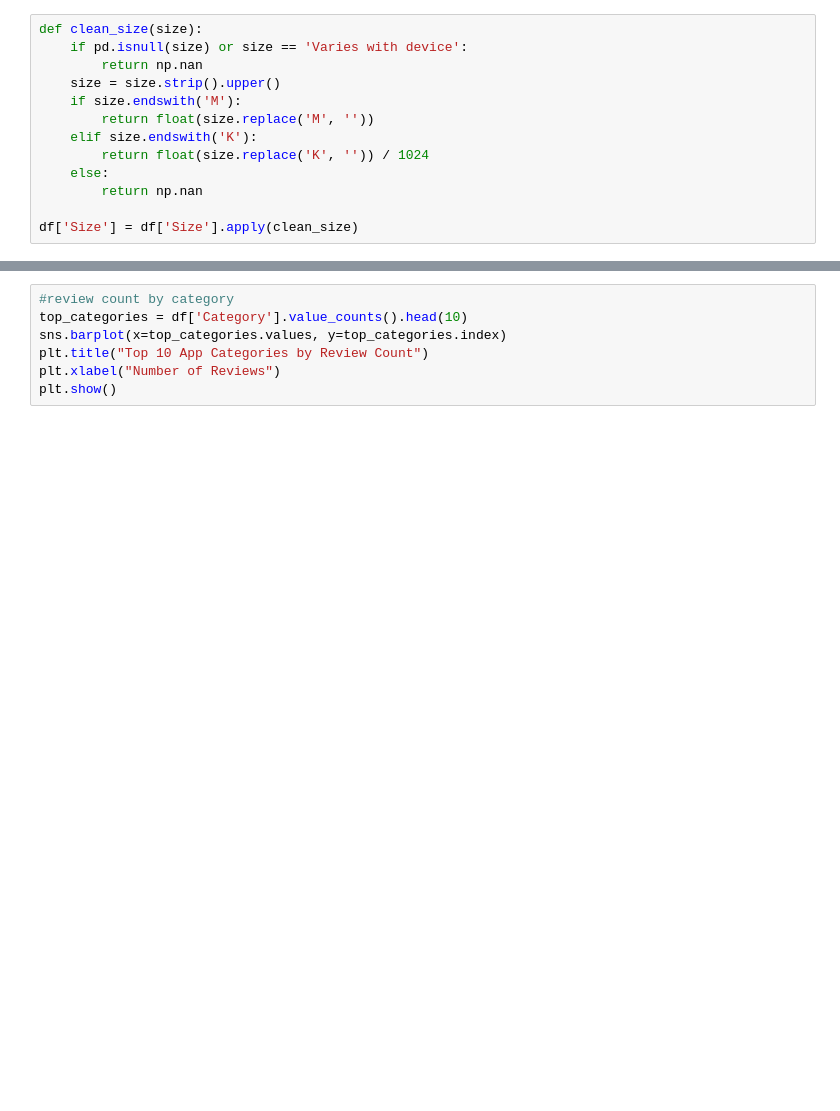
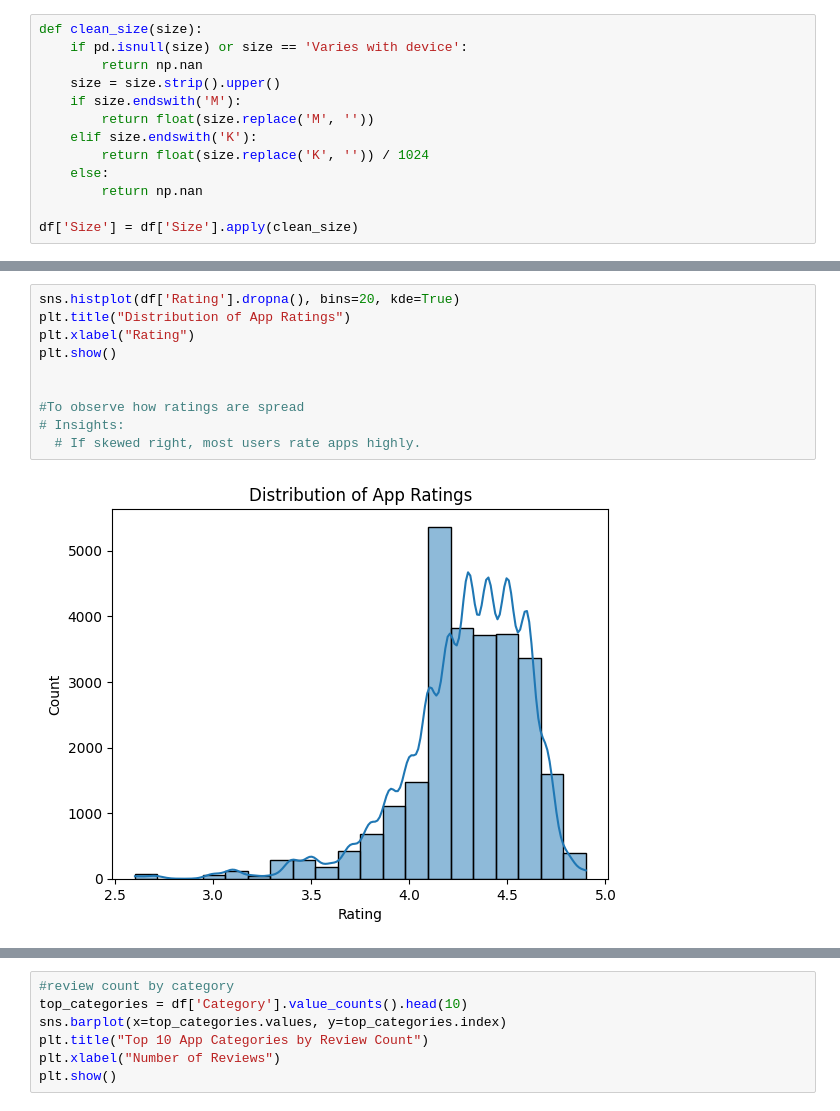
Before and after one commit to ashokrawatt/New-ML-Project, a Jupyter notebook: notebook/EDA.ipynb, the cells around one changed output, grey strips where cells are left out. Saved outputs shown, nothing was run; the diff lists cells and outputs as text; blank space fills up the shorter version.

```diff
--- a/notebook/EDA.ipynb
+++ b/notebook/EDA.ipynb
@@ -149,2 +156,14 @@ plt.show()
 # %% [output]
 [figure]
+# %%
+sns.histplot(df['Rating'].dropna(), bins=20, kde=True)
+plt.title("Distribution of App Ratings")
+plt.xlabel("Rating")
+plt.show()
+
+
+#To observe how ratings are spread
+# Insights:
+  # If skewed right, most users rate apps highly.
+# %% [output]
+[figure, added]
```
Also changed, not shown: parts of 31 cells of this notebook, 3 other files.
